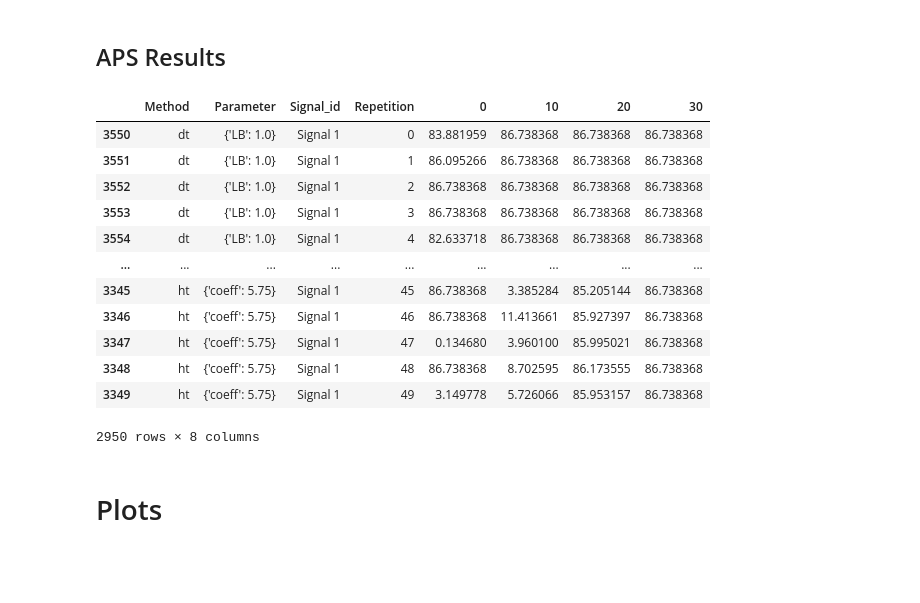
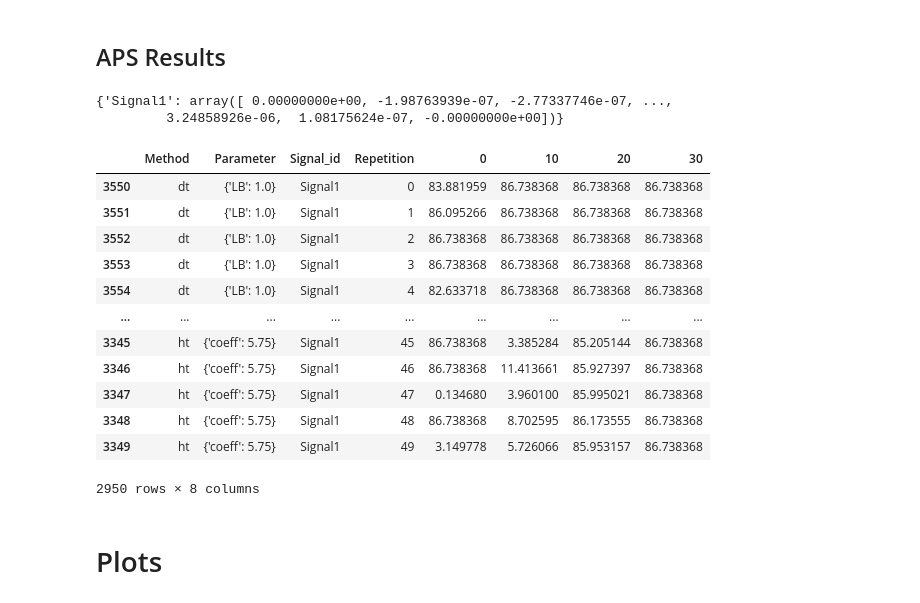
Before and after one commit to jmiramont/benchmarks-detection-denoising, a Jupyter notebook: notebooks/results_benchmark_musical_noise.ipynb, the cells around one changed output. Saved outputs shown, nothing was run; the diff lists cells and outputs as text; code cells hidden in the pictures; blank space fills up the shorter version.

```diff
--- a/notebooks/results_benchmark_musical_noise.ipynb
+++ b/notebooks/results_benchmark_musical_noise.ipynb
@@ -77,28 +100,43 @@ for i,snr in enumerate(SNRs):
         QRF_ht[i,j,:] = df_qrf[snr][(df_qrf['Parameter']==lb)*(df_qrf['Method']=='ht')]
 # %% [markdown]
 ## APS Results
-# %%
-filename = os.path.join('..','results','last_benchmark_MN')
-with open(filename + '.pkl', 'rb') as f:
-    benchmark_dict = pickle.load(f)
-
-benchmark_aps = Benchmark(**benchmark_dict)
-df_aps = benchmark_aps.get_results_as_df() # This formats the results on a DataFrame
-df_aps
-# %% [output]
-|  | Method | Parameter | Signal_id | Repetition | 0 | 10 | 20 | 30 |
-| 3550 | dt | {'LB': 1.0} | Signal 1 | 0 | 83.881959 | 86.738368 | 86.738368 | 86.738368 |
-| 3551 | dt | {'LB': 1.0} | Signal 1 | 1 | 86.095266 | 86.738368 | 86.738368 | 86.738368 |
-| 3552 | dt | {'LB': 1.0} | Signal 1 | 2 | 86.738368 | 86.738368 | 86.738368 | 86.738368 |
-| 3553 | dt | {'LB': 1.0} | Signal 1 | 3 | 86.738368 | 86.738368 | 86.738368 | 86.738368 |
-| 3554 | dt | {'LB': 1.0} | Signal 1 | 4 | 82.633718 | 86.738368 | 86.738368 | 86.738368 |
-| ... | ... | ... | ... | ... | ... | ... | ... | ... |
-| 3345 | ht | {'coeff': 5.75} | Signal 1 | 45 | 86.738368 | 3.385284 | 85.205144 | 86.738368 |
-| 3346 | ht | {'coeff': 5.75} | Signal 1 | 46 | 86.738368 | 11.413661 | 85.927397 | 86.738368 |
-| 3347 | ht | {'coeff': 5.75} | Signal 1 | 47 | 0.134680 | 3.960100 | 85.995021 | 86.738368 |
-| 3348 | ht | {'coeff': 5.75} | Signal 1 | 48 | 86.738368 | 8.702595 | 86.173555 | 86.738368 |
-| 3349 | ht | {'coeff': 5.75} | Signal 1 | 49 | 3.149778 | 5.726066 | 85.953157 | 86.738368 |
-2950 rows × 8 columns
+# %%
+filename = os.path.join('..','results','last_benchmark_MN')
+benchmark_aps = Benchmark.load_benchmark(filename)
+interpreter = ResultsInterpreter(benchmark_aps)
+
+interpreter.signal_ids
+# %% [output]
+{'Signal1': array([ 0.00000000e+00, -1.98763939e-07, -2.77337746e-07, ...,
+         3.24858926e-06,  1.08175624e-07, -0.00000000e+00])}
+# %%
+# Get report and figures for the paper/repository
+
+# Interactive figures shown in the repo
+interpreter.get_html_figures(path='../results/denoising_mn/aps',bars=True,difference=True)
+
+# .csv files for sharing results
+interpreter.get_csv_files(path='../results/denoising_mn/aps')
+
+# Report shown in the repo
+interpreter.save_report(filename='results_musical_noise_APS.md', path='../results', link='https://jmiramont.github.io/benchmarks-detection-denoising/results/denoising_mn/aps')
+
+df_aps = benchmark_aps.get_results_as_df() # This formats the results on a DataFrame
+df_aps
+# %% [output]
+|  | Method | Parameter | Signal_id | Repetition | 0 | 10 | 20 | 30 |
+| 3550 | dt | {'LB': 1.0} | Signal1 | 0 | 83.881959 | 86.738368 | 86.738368 | 86.738368 |
+| 3551 | dt | {'LB': 1.0} | Signal1 | 1 | 86.095266 | 86.738368 | 86.738368 | 86.738368 |
+| 3552 | dt | {'LB': 1.0} | Signal1 | 2 | 86.738368 | 86.738368 | 86.738368 | 86.738368 |
+| 3553 | dt | {'LB': 1.0} | Signal1 | 3 | 86.738368 | 86.738368 | 86.738368 | 86.738368 |
+| 3554 | dt | {'LB': 1.0} | Signal1 | 4 | 82.633718 | 86.738368 | 86.738368 | 86.738368 |
+| ... | ... | ... | ... | ... | ... | ... | ... | ... |
+| 3345 | ht | {'coeff': 5.75} | Signal1 | 45 | 86.738368 | 3.385284 | 85.205144 | 86.738368 |
+| 3346 | ht | {'coeff': 5.75} | Signal1 | 46 | 86.738368 | 11.413661 | 85.927397 | 86.738368 |
+| 3347 | ht | {'coeff': 5.75} | Signal1 | 47 | 0.134680 | 3.960100 | 85.995021 | 86.738368 |
+| 3348 | ht | {'coeff': 5.75} | Signal1 | 48 | 86.738368 | 8.702595 | 86.173555 | 86.738368 |
+| 3349 | ht | {'coeff': 5.75} | Signal1 | 49 | 3.149778 | 5.726066 | 85.953157 | 86.738368 |
+2950 rows × 8 columns
 # %%
 dt_params = np.unique(df_aps['Parameter'][df_aps['Method']=='dt'])
 thr_params = np.unique(df_aps['Parameter'][df_aps['Method']=='ht'])
```
Also changed, not shown: parts of 5 cells of this notebook, 39 other files.
